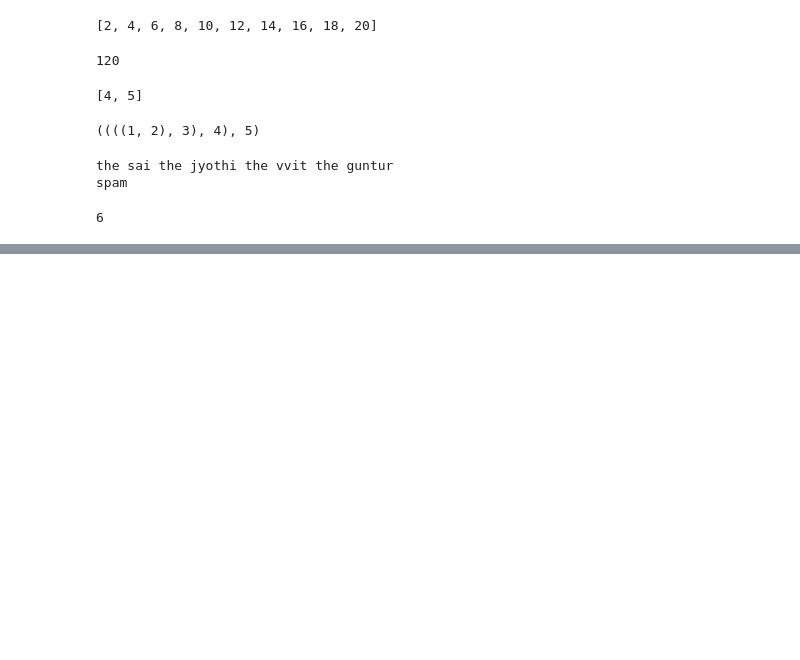
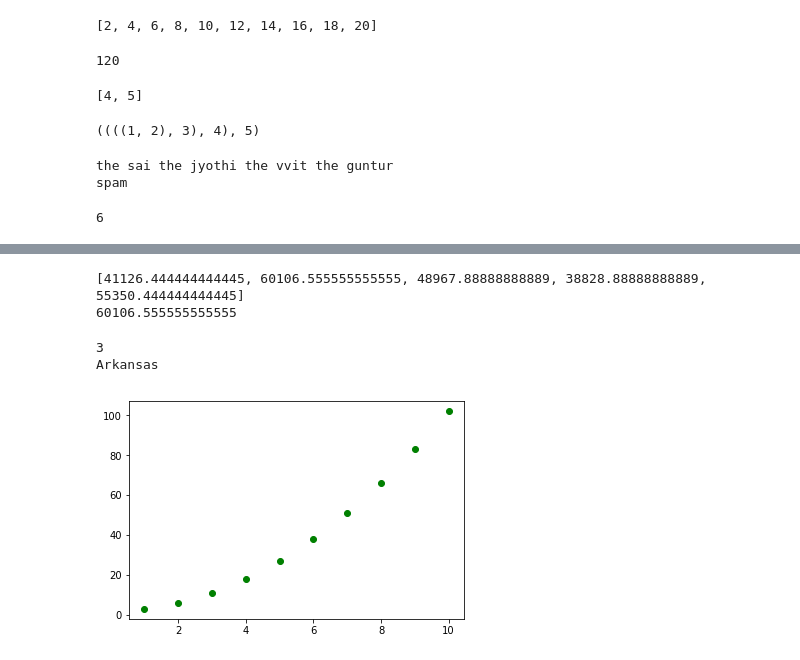
Before and after one commit to saijyothiy/python, a Jupyter notebook: jp1.ipynb, the cells around one changed output, grey strips where cells are left out. Drawn from its saved outputs; the diff is of its cells as text; code cells hidden in the pictures; blank space fills up the shorter version.

```diff
--- a/jp1.ipynb
+++ b/jp1.ipynb
@@ -1075,0 +1826,25 @@ a(1,2,3)
+# %%
+#find state that has height and lowest average income
+print(l)
+m=max(l)
+print(m)
+i_m=l.index(m)
+##print("maximum avg income:",df.values[1,0])
+sp=list(df.columns).index('State')
+for i in df.values:
+    if i_m in i:
+        print("maximum avg income:",i[sp])
+# %% [output]
+[41126.444444444445, 60106.555555555555, 48967.88888888889, 38828.88888888889, 55350.444444444445]
+60106.555555555555
+# %%
+p=df['2009']
+mi=min(p)
+q=list(p).index(mi)
+print(q)
+for i in df.values:
+    if mi in i:
+        print(df.values[q,0])
+# %% [output]
+3
+Arkansas
@@ -1075,0 +1854,7 @@ a(1,2,3)
+# %%
+x_axis=np.array([1,2,3,4,5,6,7,8,9,10])
+y_axis=x_axis*x_axis+2
+pl.plot(x_axis,y_axis,'go')
+pl.show()
+# %% [output]
+[figure, added]
```
Also changed, not shown: parts of 123 cells of this notebook, 1 other file.
